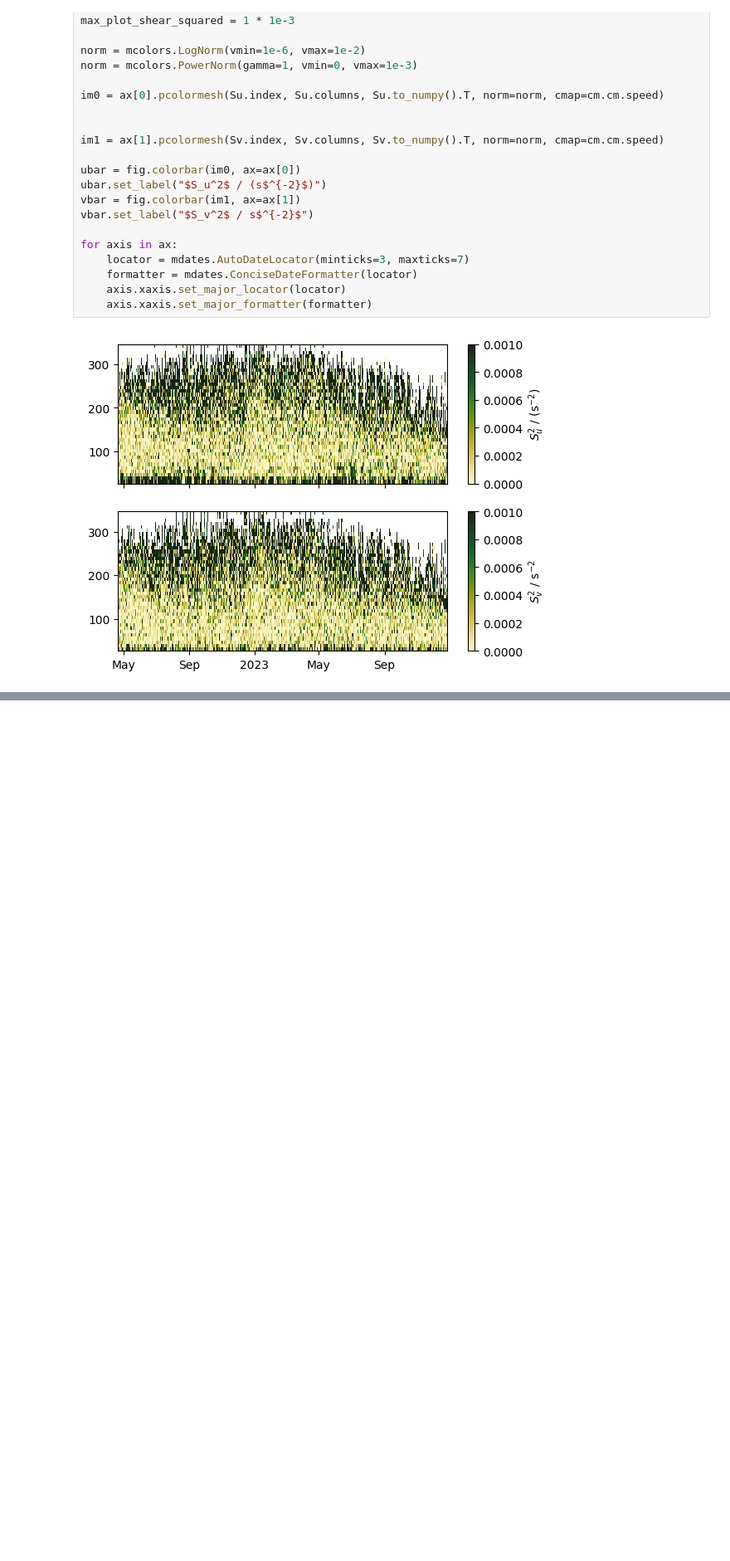
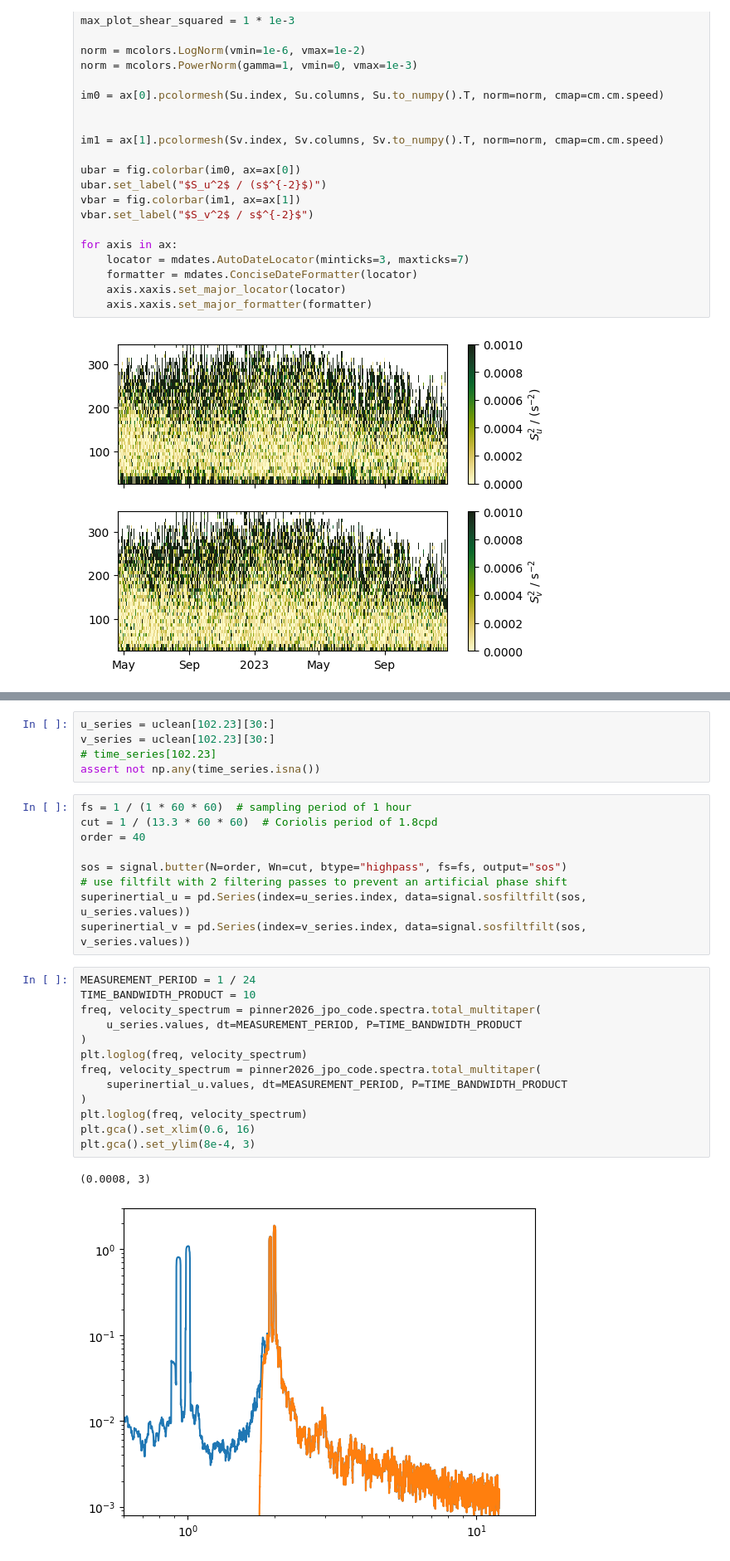
Before and after one commit to opinner/pinner2026_JPO_code, a Jupyter notebook: notebooks/exploratory/ADCP.ipynb, the cells around one changed output, grey strips where cells are left out. Shown at 83% size. Drawn from its saved outputs; the diff is of its cells as text; blank space fills up the shorter version.

```diff
--- a/notebooks/exploratory/ADCP.ipynb
+++ b/notebooks/exploratory/ADCP.ipynb
@@ -320,0 +343,30 @@ for axis in ax:
+# %%
+u_series = uclean[102.23][30:]
+v_series = uclean[102.23][30:]
+# time_series[102.23]
+assert not np.any(time_series.isna())
+# %%
+fs = 1 / (1 * 60 * 60)  # sampling period of 1 hour
+cut = 1 / (13.3 * 60 * 60)  # Coriolis period of 1.8cpd
+order = 40
+
+sos = signal.butter(N=order, Wn=cut, btype="highpass", fs=fs, output="sos")
+# use filtfilt with 2 filtering passes to prevent an artificial phase shift
+superinertial_u = pd.Series(index=u_series.index, data=signal.sosfiltfilt(sos, u_series.values))
+superinertial_v = pd.Series(index=v_series.index, data=signal.sosfiltfilt(sos, v_series.values))
+# %%
+MEASUREMENT_PERIOD = 1 / 24
+TIME_BANDWIDTH_PRODUCT = 10
+freq, velocity_spectrum = pinner2026_jpo_code.spectra.total_multitaper(
+    u_series.values, dt=MEASUREMENT_PERIOD, P=TIME_BANDWIDTH_PRODUCT
+)
+plt.loglog(freq, velocity_spectrum)
+freq, velocity_spectrum = pinner2026_jpo_code.spectra.total_multitaper(
+    superinertial_u.values, dt=MEASUREMENT_PERIOD, P=TIME_BANDWIDTH_PRODUCT
+)
+plt.loglog(freq, velocity_spectrum)
+plt.gca().set_xlim(0.6, 16)
+plt.gca().set_ylim(8e-4, 3)
+# %% [output]
+(0.0008, 3)
+[figure, added]
```
Also changed, not shown: parts of 13 cells of this notebook, 6 other files.
